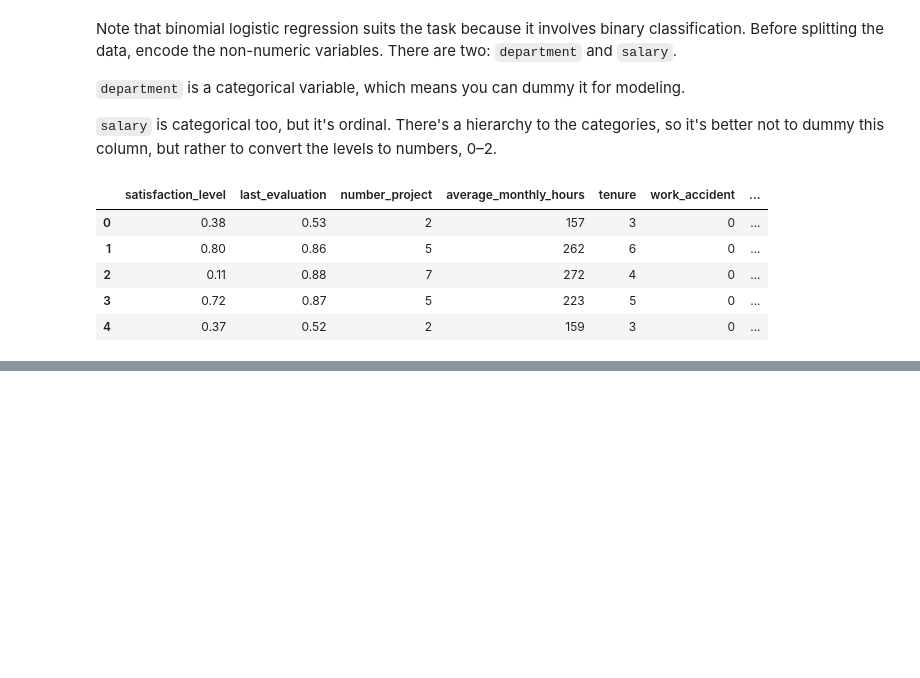
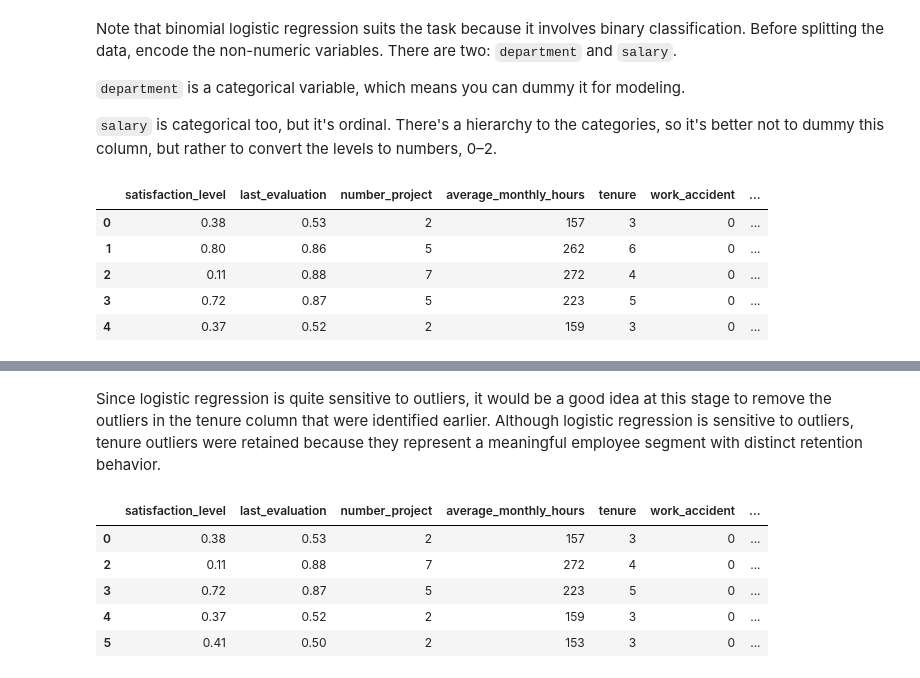
Before and after one commit to erhankurnaz26/salifort-employee-retention, a Jupyter notebook: salifort-employee-retention.ipynb, the cells around one changed output, grey strips where cells are left out. Drawn from its saved outputs; the diff is of its cells as text; code cells hidden in the pictures; blank space fills up the shorter version.

Commit message:
training/testing data

```diff
--- a/salifort-employee-retention.ipynb
+++ b/salifort-employee-retention.ipynb
@@ -182,21 +182,3 @@ sns.boxplot(x=df1['tenure'])
 plt.show()
 # %% [output]
 [figure]
-# %%
-
-percentile25 = df1['tenure'].quantile(0.25) #Q1
-
-
-percentile75 = df1['tenure'].quantile(0.75) #Q3
-
-
-iqr = percentile75 - percentile25  #IQR
-
-upper_limit = percentile75 + 1.5 * iqr
-lower_limit = percentile25 - 1.5 * iqr
-print("Lower limit:", lower_limit)
-print("Upper limit:", upper_limit)
-
-outliers = df1[(df1['tenure'] > upper_limit) | (df1['tenure'] < lower_limit)]
-
-print("Number of rows in the data containing outliers in `tenure`:", len(outliers))
@@ -470,0 +514,16 @@ df_enc.head()
+# %% [markdown]
+Since logistic regression is quite sensitive to outliers, it would be a good idea at this stage to remove the outliers in the tenure column that were identified earlier.
+Although logistic regression is sensitive to outliers,
+tenure outliers were retained because they represent a meaningful employee segment with distinct retention behavior.
+# %%
+# Select rows without outliers in `tenure` and save resulting dataframe in a new variable
+df_logreg = df_enc[(df_enc['tenure'] >= lower_limit) & (df_enc['tenure'] <= upper_limit)]
+# Display first few rows of new dataframe
+df_logreg.head()
+# %% [output]
+|  | satisfaction_level | last_evaluation | number_project | average_monthly_hours | tenure | work_accident | ... |
+| 0 | 0.38 | 0.53 | 2 | 157 | 3 | 0 | ... |
+| 2 | 0.11 | 0.88 | 7 | 272 | 4 | 0 | ... |
+| 3 | 0.72 | 0.87 | 5 | 223 | 5 | 0 | ... |
+| 4 | 0.37 | 0.52 | 2 | 159 | 3 | 0 | ... |
+| 5 | 0.41 | 0.50 | 2 | 153 | 3 | 0 | ... |
```
Also changed, not shown: parts of 15 cells of this notebook.
